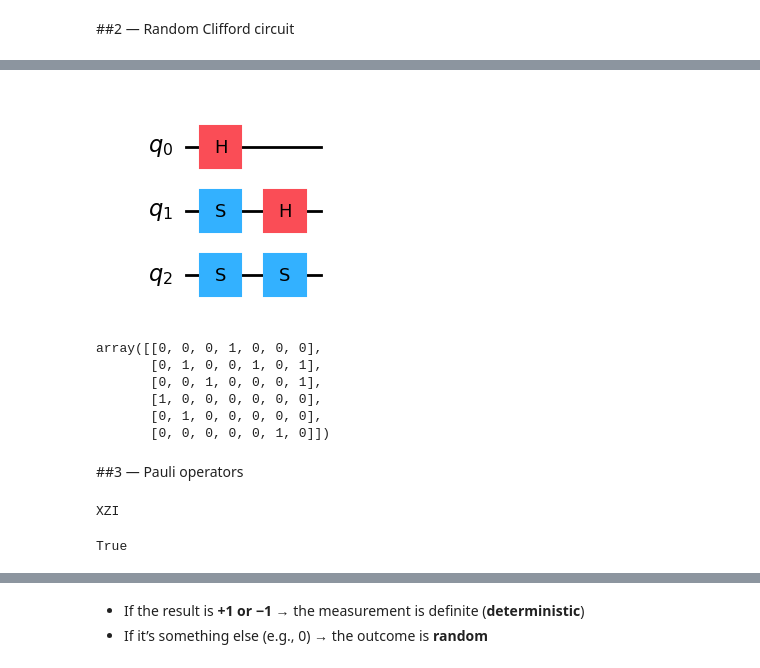
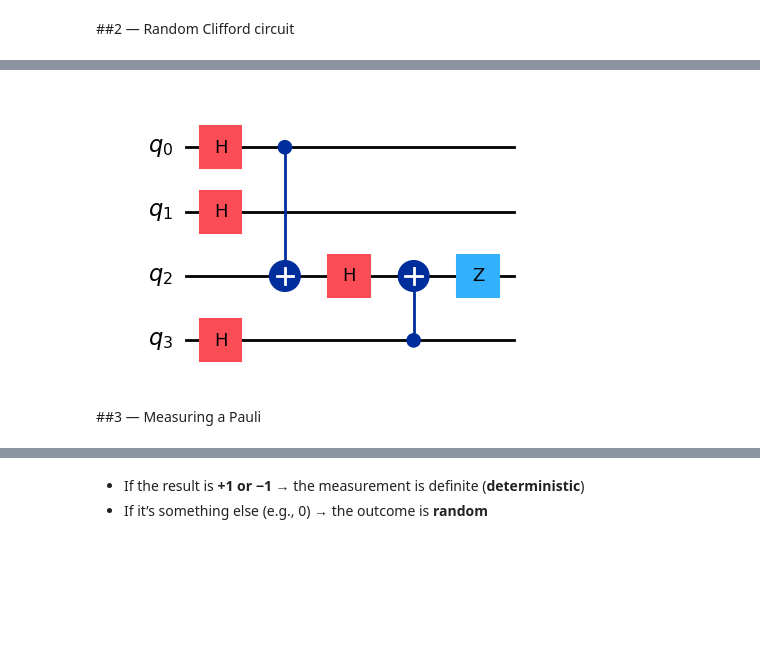
Before and after one commit to AKookani/BrickwallCliffordCircuit, a Jupyter notebook: Meeting_24_6_2026.ipynb, the cells around one changed output, grey strips where cells are left out. Cells and saved outputs as stored; diff of their text form; code cells hidden in the pictures; blank space fills up the shorter version.

```diff
--- a/Meeting_24_6_2026.ipynb
+++ b/Meeting_24_6_2026.ipynb
@@ -303,28 +286,6 @@ $$\frac{1}{2} |000\rangle+\frac{1}{2} |001\rangle+\frac{1}{2} |010\rangle+\frac{
-# %%
-display(qc.draw('mpl'))
-cliff.tableau.astype(int)
-# %% [output]
-[figure, removed]
-array([[0, 0, 0, 1, 0, 0, 0],
-       [0, 1, 0, 0, 1, 0, 1],
-       [0, 0, 1, 0, 0, 0, 1],
-       [1, 0, 0, 0, 0, 0, 0],
-       [0, 1, 0, 0, 0, 0, 0],
-       [0, 0, 0, 0, 0, 1, 0]])
+# %%
+display(state.clifford.to_circuit().draw('mpl'))
+# %% [output]
+[figure, added]
 # %% [markdown]
-##3 — Pauli operators
+##3 — Measuring a Pauli
-# %%
-from qiskit.quantum_info import Pauli
-
-P = Pauli("XZI") # Creates the Pauli operator P
-
-print(P)
-# %% [output]
-XZI
-# %%
-P1 = Pauli("XII")
-P2 = Pauli("ZII")
-
-print(P1.anticommutes(P2))
-# %% [output]
-True
```
Also changed, not shown: parts of 19 cells of this notebook.
